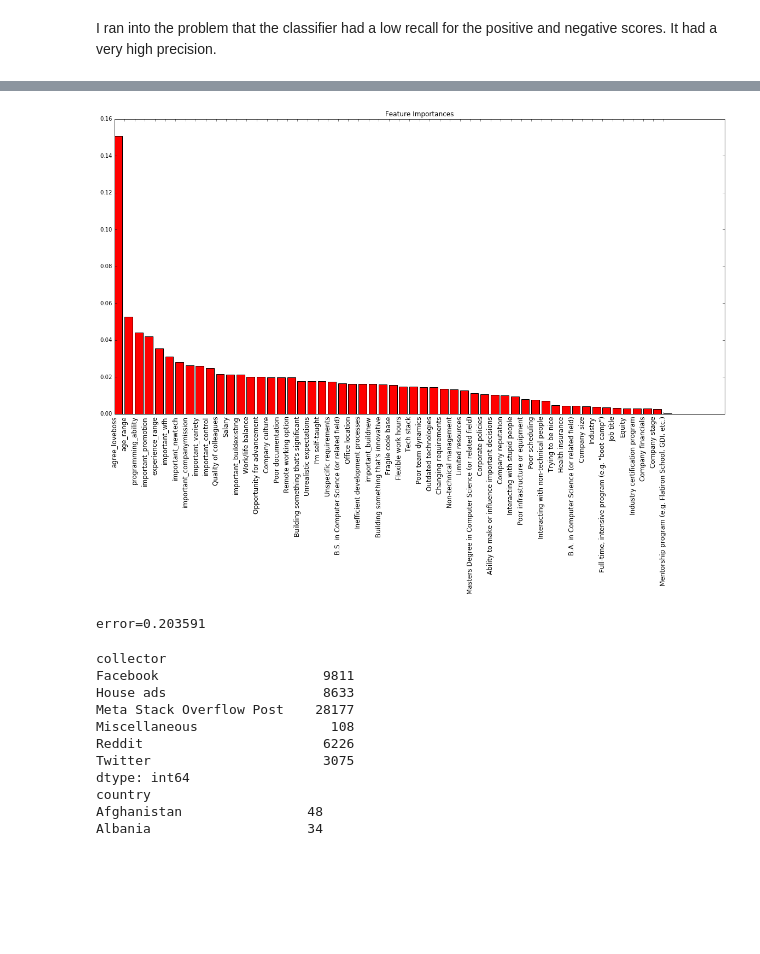
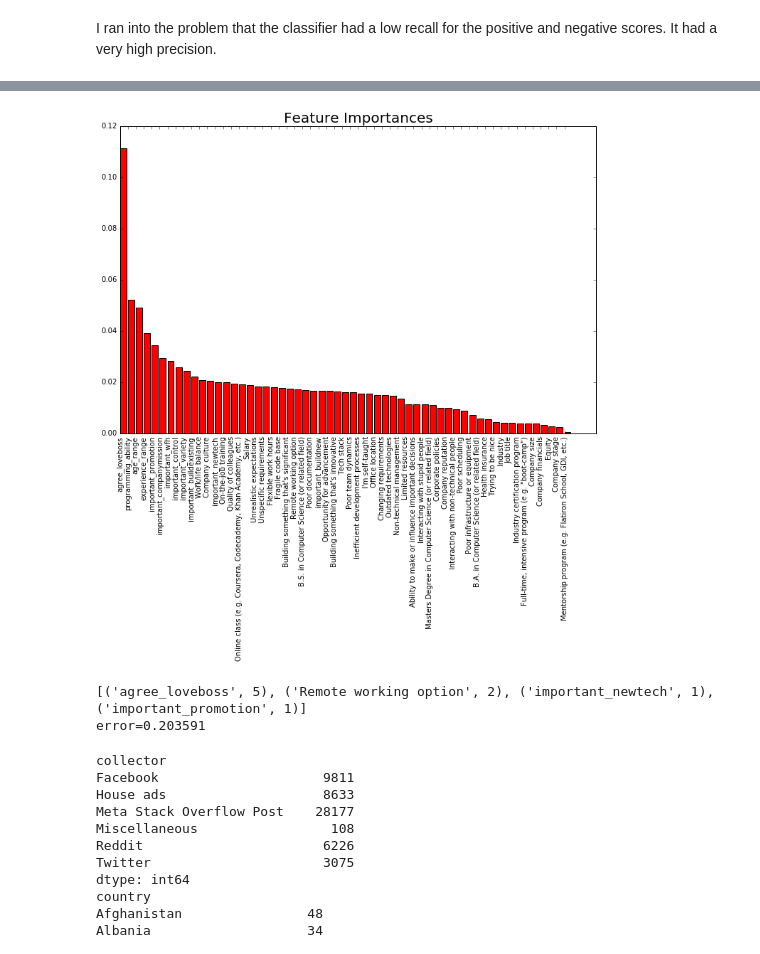
Before and after one commit to jonmhong/Stack_Overflow_Data, a Jupyter notebook: stack_overflow.ipynb, the cells around one changed output, grey strips where cells are left out. Saved outputs shown, nothing was run; the diff lists cells and outputs as text; code cells hidden in the pictures; blank space fills up the shorter version.

```diff
--- a/stack_overflow.ipynb
+++ b/stack_overflow.ipynb
@@ -704,8 +695,10 @@ print cleaned_features.shape
 I'm going to fit the data with a decision tree and check which features have been
 # %%
 from sklearn.ensemble import RandomForestClassifier
+from sklearn.ensemble import ExtraTreesClassifier
 
 rfc = RandomForestClassifier()
+xrfc = ExtraTreesClassifier()
 
 t1 = time.time()
 rfc.fit(X_train, y_train)
@@ -714,8 +707,19 @@ t2 = time.time()
 rfc_pred = rfc.predict(X_test)
 t3 = time.time()
 
+xrfc.fit(X_train, y_train)
+t4 = time.time()
+
+xrfc_pred = xrfc.predict(X_test)
+t5 = time.time()
+
 rfc_f1 = f1_score(y_test, rfc_pred)
+xrfc_f1 = f1_score(y_test, xrfc_pred)
+
 print "Training time: {}".format(t2 - t1)
 print "Prediction time: {}".format(t3 - t2)
-print "F1 Score: {}".format(rfc_f1)
+print "F1 Score: {}\n".format(rfc_f1)
+print "Training time: {}".format(t4 - t3)
+print "Predictino time: {}".format(t5 - t4)
+print "F1 Score (ExtraTrees): {}".format(xrfc_f1)
 # %% [output]
@@ -724,0 +733,12 @@ F1 Score: 0.870717517776
+# %%
+from sklearn.naive_bayes import MultinomialNB
+
+mnb = MultinomialNB()
+# mnb.fit(cleaned_features, label[label.columns[-1]])
+mnb.fit(X_train, y_train)
+
+nb_pred = mnb.predict(X_test)
+
+f1_nb = f1_score(y_test, nb_pred)
+
+print f1_nb
@@ -886,16 +1067,16 @@ important_control           0.024746
 dtype: float64
 # %%
 # plotting feature importances in descending order
-pl.figure(figsize=(20,10))
-pl.title("Feature Importances")
+pl.figure(figsize=(12,8))
+pl.title("Feature Importances", size=20)
 pl.bar(np.arange(len(rfc_fi_.index)),
        rfc_fi_.values,
        color='r',
        tick_label=list(rfc_fi_.index))
-pl.xticks(np.arange(len(rfc_fi_.index)), list(rfc_fi_.index), rotation='vertical', fontsize=12)
+pl.xticks(np.arange(len(rfc_fi_.index)), list(rfc_fi_.index), rotation='vertical', fontsize=10)
 pl.subplots_adjust(bottom=0.15)
 # %% [output]
-[figure, old version]
+[figure, new version]
 # %%
 import xgboost as xgb
 
@@ -911,12 +1092,14 @@ bst = xgb.train(params, dtrain, num_boost_round=num_round)
 preds = bst.predict(dtest)
 labels = dtest.get_label()
 
+print sorted(bst.get_fscore().items(), key=lambda t: -t[1])
 print ('error=%f' % ( sum(1 for i in range(len(preds)) if int(preds[i]>0.5)!=labels[i]) /float(len(preds))))
 
 # dtrain.feature_names
 
 # help('xgboost.DMatrix')
 # %% [output]
+[('agree_loveboss', 5), ('Remote working option', 2), ('important_newtech', 1), ('important_promotion', 1)]
 error=0.203591
 # %%
 # Here, I'd like to visualize the number of different answers for each column
```
Also changed, not shown: parts of 29 cells of this notebook.
